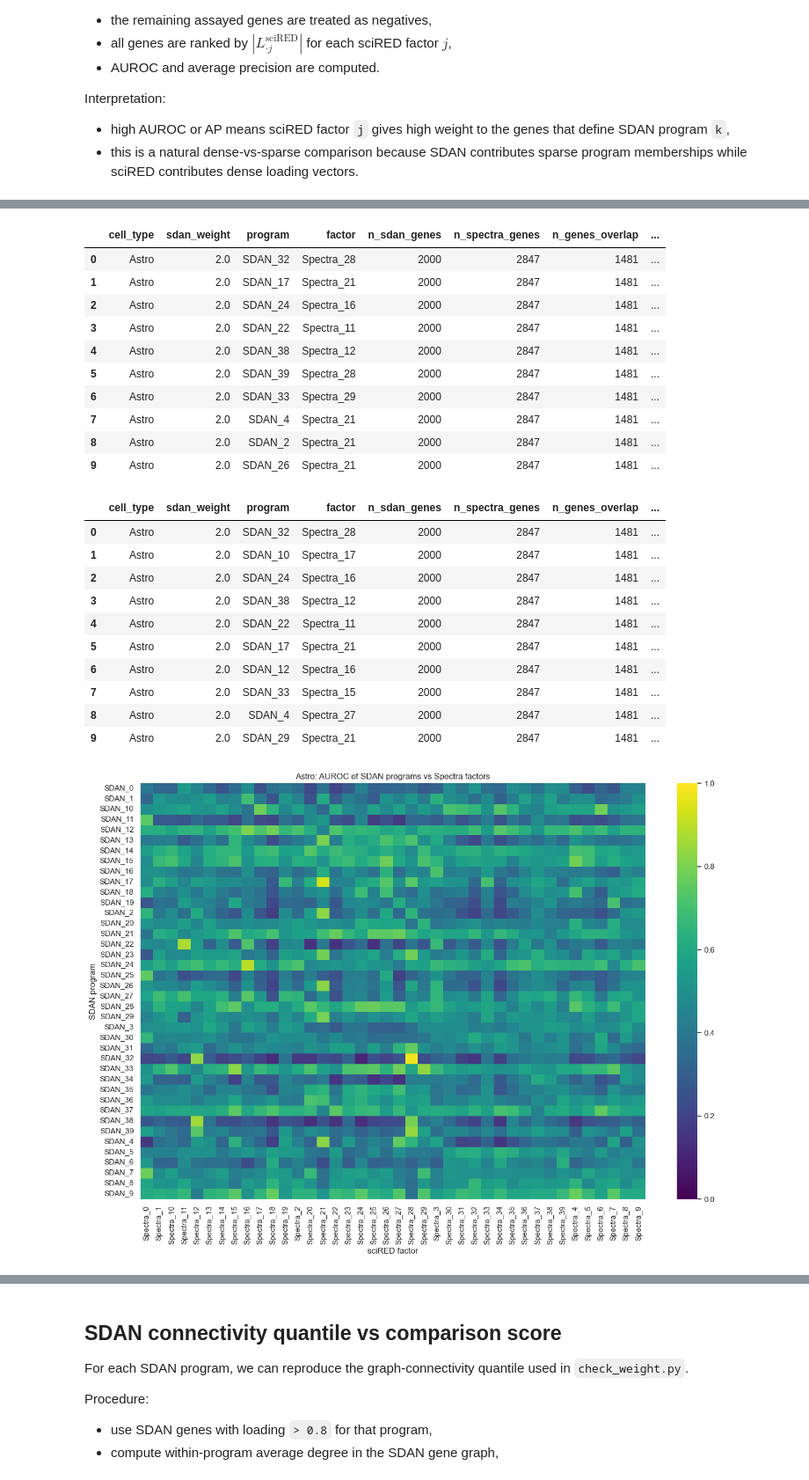
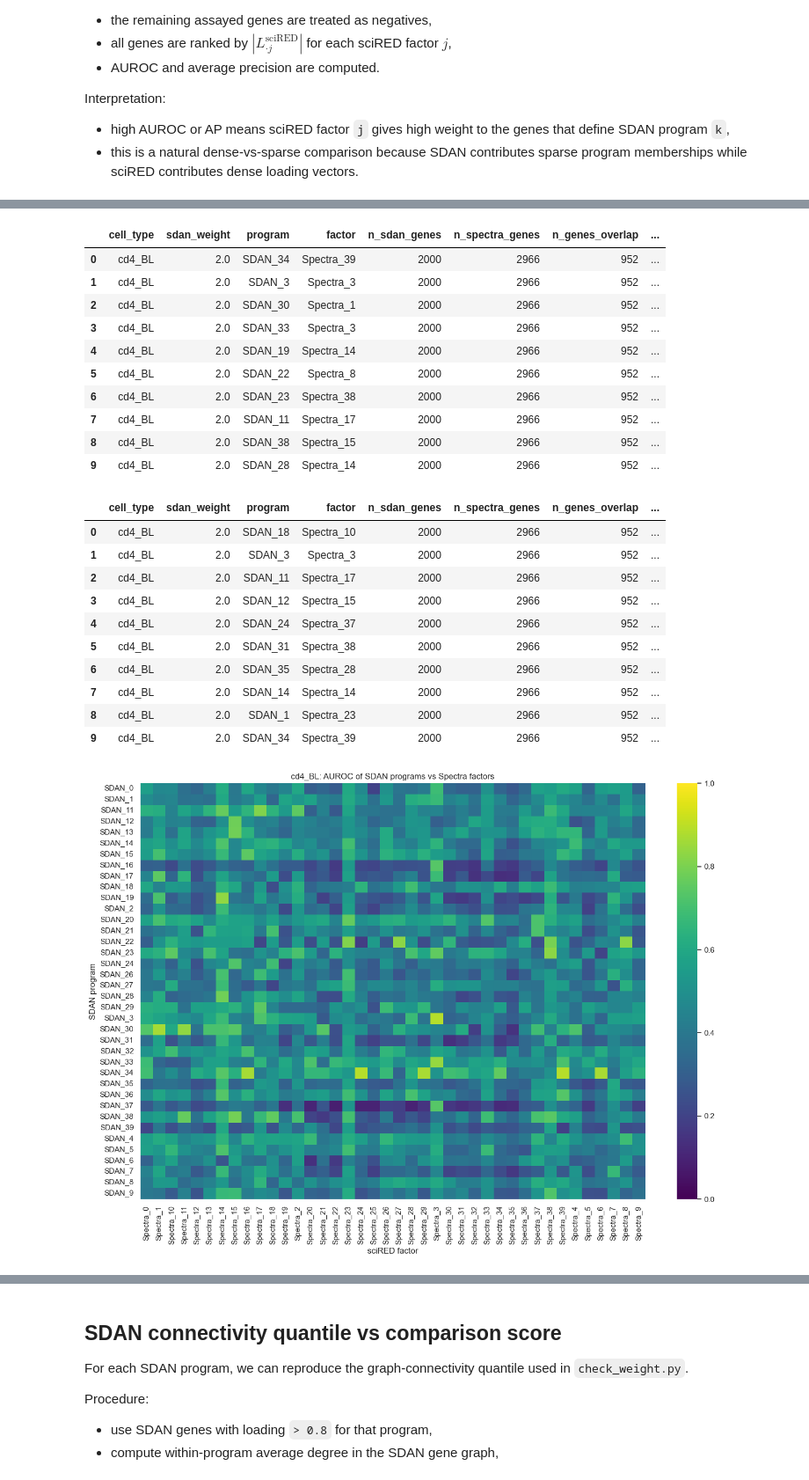
Before and after one commit to Sun-lab/SDAN, a Jupyter notebook: sdan_vs_scired_loading_vectors.ipynb, the cells around one changed output, grey strips where cells are left out. Shown at 88% size. Saved outputs shown, nothing was run; the diff lists cells and outputs as text; code cells hidden in the pictures.

```diff
--- a/sdan_vs_scired_loading_vectors.ipynb
+++ b/sdan_vs_scired_loading_vectors.ipynb
@@ -309,11 +342,11 @@ Saved CSV outputs to:
 # %%
-# Optional: run both SEA-AD cell types at the same SDAN graph weight.
+# Optional: run both dataset cell types at the same SDAN graph weight.
 
-DEFAULT_WEIGHT = "2.0"
+BATCH_WEIGHT = DEFAULT_WEIGHT
 combined_best = []
 
-for cell_type in ["Astro", "Micro-PVM"]:
-    out = compute_program_factor_metrics(cell_type, DEFAULT_WEIGHT)
+for cell_type in CELL_TYPES:
+    out = compute_program_factor_metrics(cell_type, BATCH_WEIGHT)
     best = summarize_best_matches(out["metrics"], "average_precision")
     combined_best.append(best)
 
@@ -321,6 +354,6 @@ combined_best = pd.concat(combined_best, ignore_index=True)
 combined_best = combined_best.sort_values(["cell_type", "average_precision"], ascending=[True, False])
 display(combined_best.groupby("cell_type").head(10))
 
-combined_best.to_csv(RESULTS_DIR / f"SEA_AD_weight_{DEFAULT_WEIGHT}_best_matches_by_average_precision.csv", index=False)
+combined_best.to_csv(RESULTS_DIR / f"{DATASET}_weight_{BATCH_WEIGHT}_best_matches_by_average_precision.csv", index=False)
 # %% [output]
 |  | cell_type | sdan_weight | program | factor | n_genes_overlap | n_program_genes_total | n_program_genes_overlap | ... |
@@ -351,16 +384,11 @@ Important note:
 - Therefore, SDAN-vs-Spectra comparisons are computed only on the overlap between the SDAN gene universe and the Spectra union gene universe.
 - Genes outside that overlap are excluded from both positives and negatives for this comparison.
 # %%
-SPECTRA_OUTPUT = REPO_ROOT / "SDAN_Comparison" / "SEA_AD" / "output_comparison" / "Spectra"
-SPECTRA_RESULTS_DIR = REPO_ROOT / "SDAN_Comparison" / "SEA_AD" / "output_comparison" / "SDAN_vs_Spectra_loading"
-SPECTRA_RESULTS_DIR.mkdir(parents=True, exist_ok=True)
-
-
 def load_sdan_spectra_inputs(cell_type: str, sdan_weight: str = "2.0"):
     sdan_gene_list_path = SDAN_OUTPUT / f"gene_list_{cell_type}_{sdan_weight}.txt"
     sdan_program_path = SDAN_OUTPUT / f"name_s_{cell_type}_{sdan_weight}.txt"
-    spectra_gene_list_path = SPECTRA_OUTPUT / "gene_list_Astro_Micro-PVM_union_filtered.txt"
-    spectra_loading_path = SPECTRA_OUTPUT / "train_s_Astro_Micro-PVM_union.npy"
+    spectra_gene_list_path = SPECTRA_OUTPUT / DATASET_INFO["spectra_gene_list"]
+    spectra_loading_path = SPECTRA_OUTPUT / DATASET_INFO["spectra_loading"]
 
     sdan_gene_universe = pd.read_csv(sdan_gene_list_path, header=None).iloc[:, 0].astype(str).tolist()
     sdan_program_gene_sets = read_program_gene_sets(sdan_program_path)
@@ -426,8 +454,8 @@ def compute_program_spectra_metrics(cell_type: str, sdan_weight: str = "2.0"):
         "program_summary": program_summary,
     }
 # %%
-SPECTRA_CELL_TYPE = "Astro"
-SPECTRA_SDAN_WEIGHT = "2.0"
+SPECTRA_CELL_TYPE = PRIMARY_CELL_TYPE
+SPECTRA_SDAN_WEIGHT = DEFAULT_WEIGHT
 
 spectra_result = compute_program_spectra_metrics(SPECTRA_CELL_TYPE, SPECTRA_SDAN_WEIGHT)
 
@@ -468,23 +496,23 @@ SDAN genes: 2000, Spectra genes: 2847, overlap used for metrics: 1481
 |  | cell_type | sdan_weight | program | factor | n_sdan_genes | n_spectra_genes | n_genes_overlap | ... |
-| 0 | Astro | 2.0 | SDAN_32 | Spectra_28 | 2000 | 2847 | 1481 | ... |
-| 1 | Astro | 2.0 | SDAN_17 | Spectra_21 | 2000 | 2847 | 1481 | ... |
-| 2 | Astro | 2.0 | SDAN_24 | Spectra_16 | 2000 | 2847 | 1481 | ... |
-| 3 | Astro | 2.0 | SDAN_22 | Spectra_11 | 2000 | 2847 | 1481 | ... |
-| 4 | Astro | 2.0 | SDAN_38 | Spectra_12 | 2000 | 2847 | 1481 | ... |
-| 5 | Astro | 2.0 | SDAN_39 | Spectra_28 | 2000 | 2847 | 1481 | ... |
-| 6 | Astro | 2.0 | SDAN_33 | Spectra_29 | 2000 | 2847 | 1481 | ... |
-| 7 | Astro | 2.0 | SDAN_4 | Spectra_21 | 2000 | 2847 | 1481 | ... |
-| 8 | Astro | 2.0 | SDAN_2 | Spectra_21 | 2000 | 2847 | 1481 | ... |
-| 9 | Astro | 2.0 | SDAN_26 | Spectra_21 | 2000 | 2847 | 1481 | ... |
+| 0 | cd4_BL | 2.0 | SDAN_34 | Spectra_39 | 2000 | 2966 | 952 | ... |
+| 1 | cd4_BL | 2.0 | SDAN_3 | Spectra_3 | 2000 | 2966 | 952 | ... |
+| 2 | cd4_BL | 2.0 | SDAN_30 | Spectra_1 | 2000 | 2966 | 952 | ... |
+| 3 | cd4_BL | 2.0 | SDAN_33 | Spectra_3 | 2000 | 2966 | 952 | ... |
+| 4 | cd4_BL | 2.0 | SDAN_19 | Spectra_14 | 2000 | 2966 | 952 | ... |
+| 5 | cd4_BL | 2.0 | SDAN_22 | Spectra_8 | 2000 | 2966 | 952 | ... |
+| 6 | cd4_BL | 2.0 | SDAN_23 | Spectra_38 | 2000 | 2966 | 952 | ... |
+| 7 | cd4_BL | 2.0 | SDAN_11 | Spectra_17 | 2000 | 2966 | 952 | ... |
+| 8 | cd4_BL | 2.0 | SDAN_38 | Spectra_15 | 2000 | 2966 | 952 | ... |
+| 9 | cd4_BL | 2.0 | SDAN_28 | Spectra_14 | 2000 | 2966 | 952 | ... |
 |  | cell_type | sdan_weight | program | factor | n_sdan_genes | n_spectra_genes | n_genes_overlap | ... |
-| 0 | Astro | 2.0 | SDAN_32 | Spectra_28 | 2000 | 2847 | 1481 | ... |
-| 1 | Astro | 2.0 | SDAN_10 | Spectra_17 | 2000 | 2847 | 1481 | ... |
-| 2 | Astro | 2.0 | SDAN_24 | Spectra_16 | 2000 | 2847 | 1481 | ... |
-| 3 | Astro | 2.0 | SDAN_38 | Spectra_12 | 2000 | 2847 | 1481 | ... |
-| 4 | Astro | 2.0 | SDAN_22 | Spectra_11 | 2000 | 2847 | 1481 | ... |
-| 5 | Astro | 2.0 | SDAN_17 | Spectra_21 | 2000 | 2847 | 1481 | ... |
-| 6 | Astro | 2.0 | SDAN_12 | Spectra_16 | 2000 | 2847 | 1481 | ... |
-| 7 | Astro | 2.0 | SDAN_33 | Spectra_15 | 2000 | 2847 | 1481 | ... |
-| 8 | Astro | 2.0 | SDAN_4 | Spectra_27 | 2000 | 2847 | 1481 | ... |
-| 9 | Astro | 2.0 | SDAN_29 | Spectra_21 | 2000 | 2847 | 1481 | ... |
+| 0 | cd4_BL | 2.0 | SDAN_18 | Spectra_10 | 2000 | 2966 | 952 | ... |
+| 1 | cd4_BL | 2.0 | SDAN_3 | Spectra_3 | 2000 | 2966 | 952 | ... |
+| 2 | cd4_BL | 2.0 | SDAN_11 | Spectra_17 | 2000 | 2966 | 952 | ... |
+| 3 | cd4_BL | 2.0 | SDAN_12 | Spectra_15 | 2000 | 2966 | 952 | ... |
+| 4 | cd4_BL | 2.0 | SDAN_24 | Spectra_37 | 2000 | 2966 | 952 | ... |
+| 5 | cd4_BL | 2.0 | SDAN_31 | Spectra_38 | 2000 | 2966 | 952 | ... |
+| 6 | cd4_BL | 2.0 | SDAN_35 | Spectra_28 | 2000 | 2966 | 952 | ... |
+| 7 | cd4_BL | 2.0 | SDAN_14 | Spectra_14 | 2000 | 2966 | 952 | ... |
+| 8 | cd4_BL | 2.0 | SDAN_1 | Spectra_23 | 2000 | 2966 | 952 | ... |
+| 9 | cd4_BL | 2.0 | SDAN_34 | Spectra_39 | 2000 | 2966 | 952 | ... |
-[figure, old version]
+[figure, new version]
```
Also changed, not shown: parts of 9 cells of this notebook, 16 other files.
